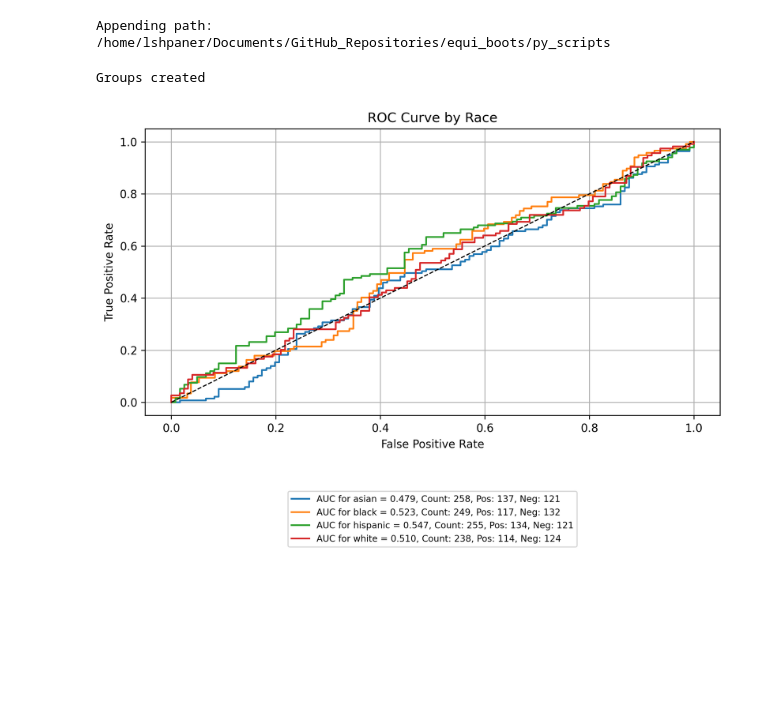
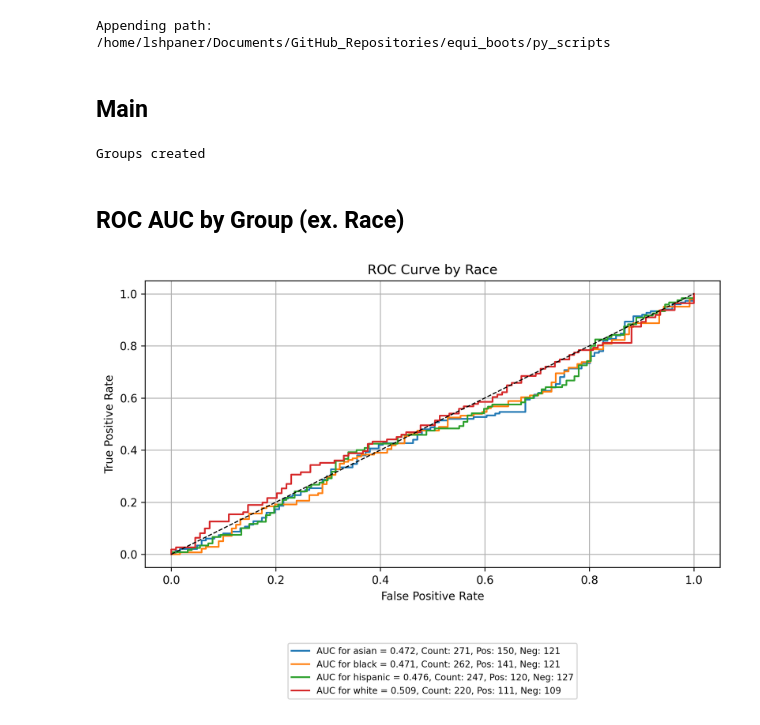
Before and after one commit to uclamii/equiboots_docs, a Jupyter notebook: notebooks/eq_plot_roc_auc.ipynb, the cells around one changed output. Drawn from its saved outputs; the diff is of its cells as text; code cells hidden in the pictures; blank space fills up the shorter version.

```diff
--- a/notebooks/eq_plot_roc_auc.ipynb
+++ b/notebooks/eq_plot_roc_auc.ipynb
@@ -73,28 +29,40 @@ def eq_plot_roc_auc(
+# %% [markdown]
+## Main
 # %%
-# Generate fake data
+# Generate synthetic test data
 y_prob = np.random.rand(1000)
 y_pred = y_prob > 0.5
 y_true = np.random.randint(0, 2, 1000)
 
 race = np.random.choice(["white", "black", "asian", "hispanic"], 1000).reshape(-1, 1)
 sex = np.random.choice(["M", "F"], 1000).reshape(-1, 1)
-fairness_df = pd.DataFrame(np.hstack((race, sex)), columns=["race", "sex"])
 
-# Initialize EquiBoots and generate sliced data
-eq = EquiBoots(y_true, y_prob, y_pred, fairness_df, fairness_vars=["race", "sex"])
-eq.grouper(["race"])
+fairness_df = pd.DataFrame(
+    data=np.concatenate((race, sex), axis=1), columns=["race", "sex"]
+)
+
+# Initialize and process groups
+eq = EquiBoots(
+    y_true=y_true,
+    y_prob=y_prob,
+    y_pred=y_pred,
+    fairness_df=fairness_df,
+    fairness_vars=["race", "sex"],
+)
+eq.grouper(groupings_vars=["race", "sex"])
 sliced_data = eq.slicer("race")
-
-# Plot interactively
-fig = eq_plot_roc_auc(
-    data=sliced_data,
-    save_path=None,
-    filename="roc_by_race",
-    title="ROC Curve by Race",
-    tick_fontsize=8,
-    decimal_places=3,
-)
-fig.show()
 # %% [output]
 Groups created
-[figure, removed]
+# %% [markdown]
+## ROC AUC by Group (ex. Race)
+# %%
+# ROC plot
+fig1 = eq_plot_roc_auc(
+    data=sliced_data,
+    title="ROC Curve by Race",
+    tick_fontsize=8,
+    decimal_places=3,
+)
+fig1.show()
+# %% [output]
+[figure, added]
```
Also changed, not shown: parts of 8 cells of this notebook, 1 other file.
